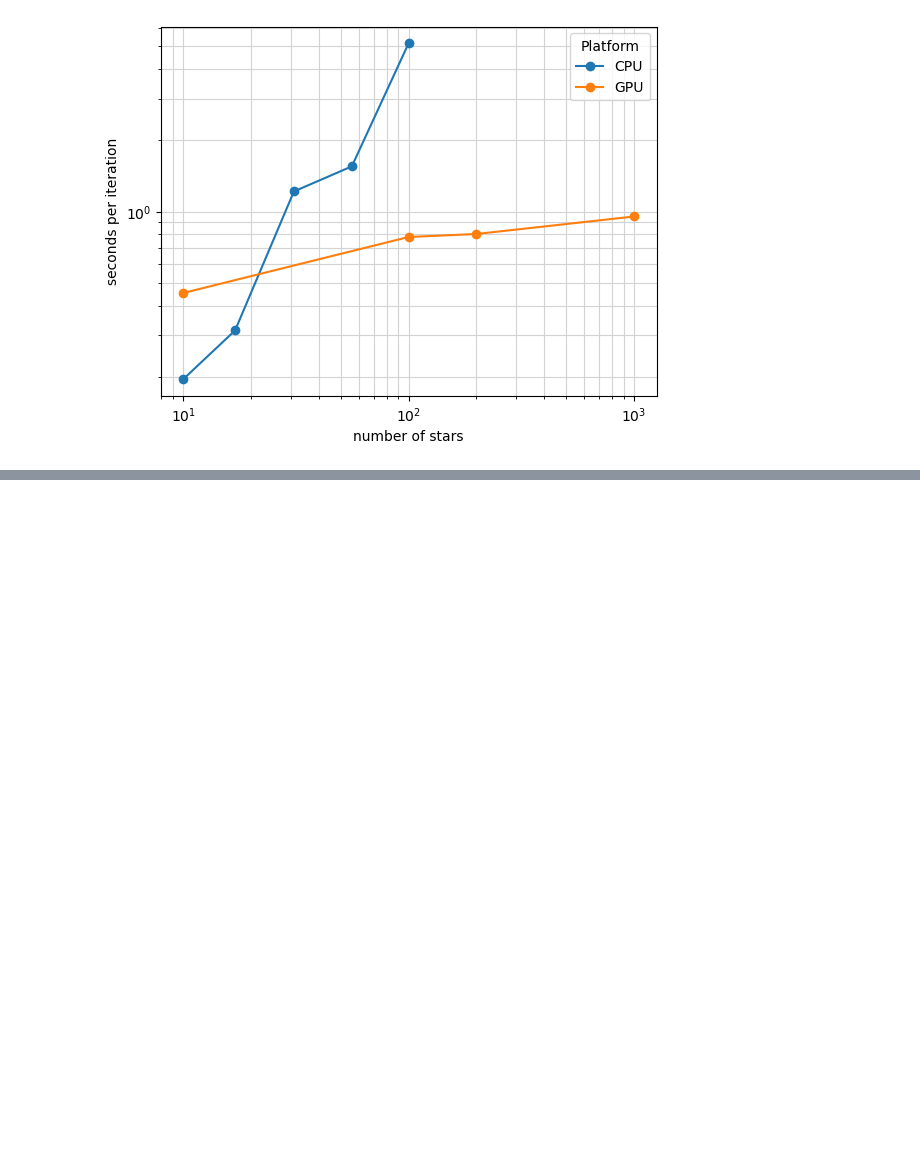
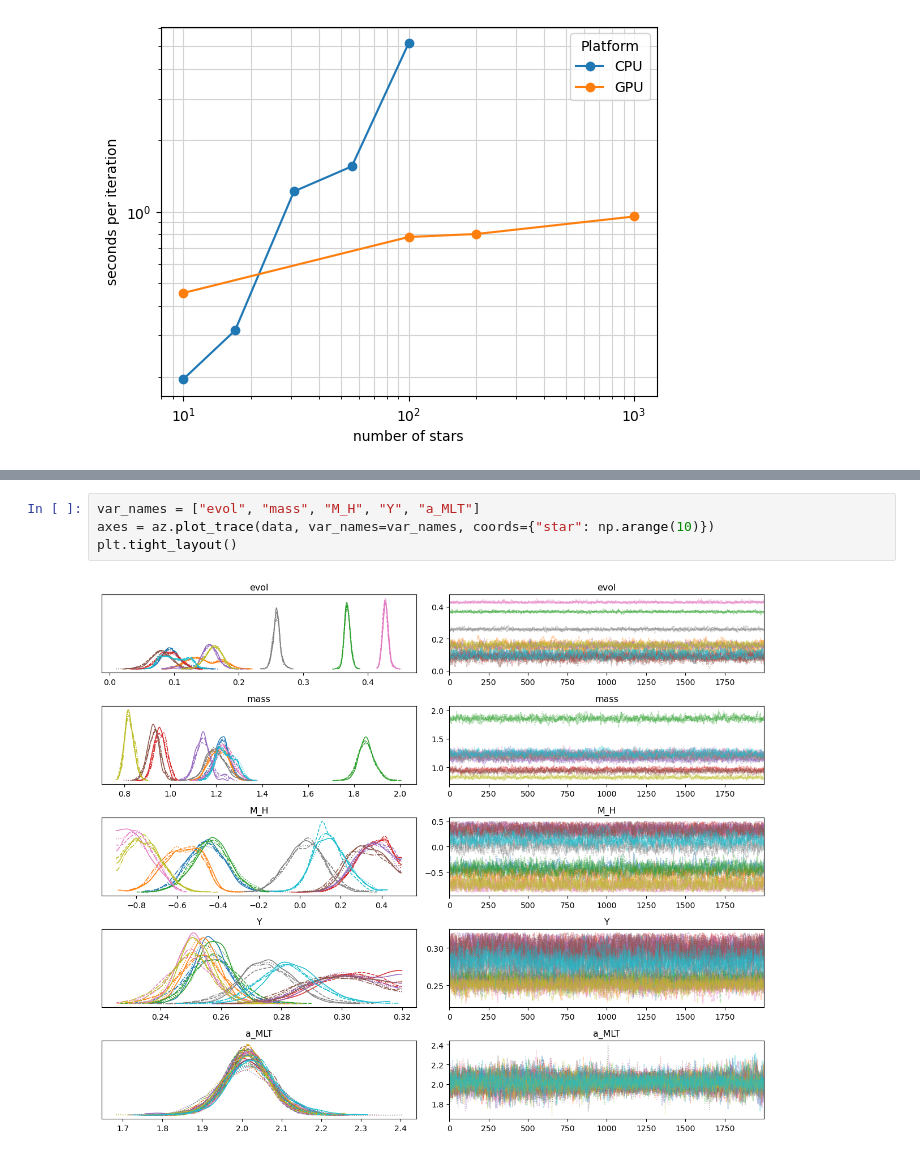
Before and after one commit to alexlyttle/scalable-stellar-inference, a Jupyter notebook: notebook/hierarchical-model-analysis.ipynb, the cells around one changed output, grey strips where cells are left out. Drawn from its saved outputs; the diff is of its cells as text; blank space fills up the shorter version.

```diff
--- a/notebook/hierarchical-model-analysis.ipynb
+++ b/notebook/hierarchical-model-analysis.ipynb
@@ -29,0 +51,6 @@ ax.grid(which="both", color="lightgray")
+# %%
+var_names = ["evol", "mass", "M_H", "Y", "a_MLT"]
+axes = az.plot_trace(data, var_names=var_names, coords={"star": np.arange(10)})
+plt.tight_layout()
+# %% [output]
+[figure, added]
```
Also changed, not shown: parts of 35 cells of this notebook.
